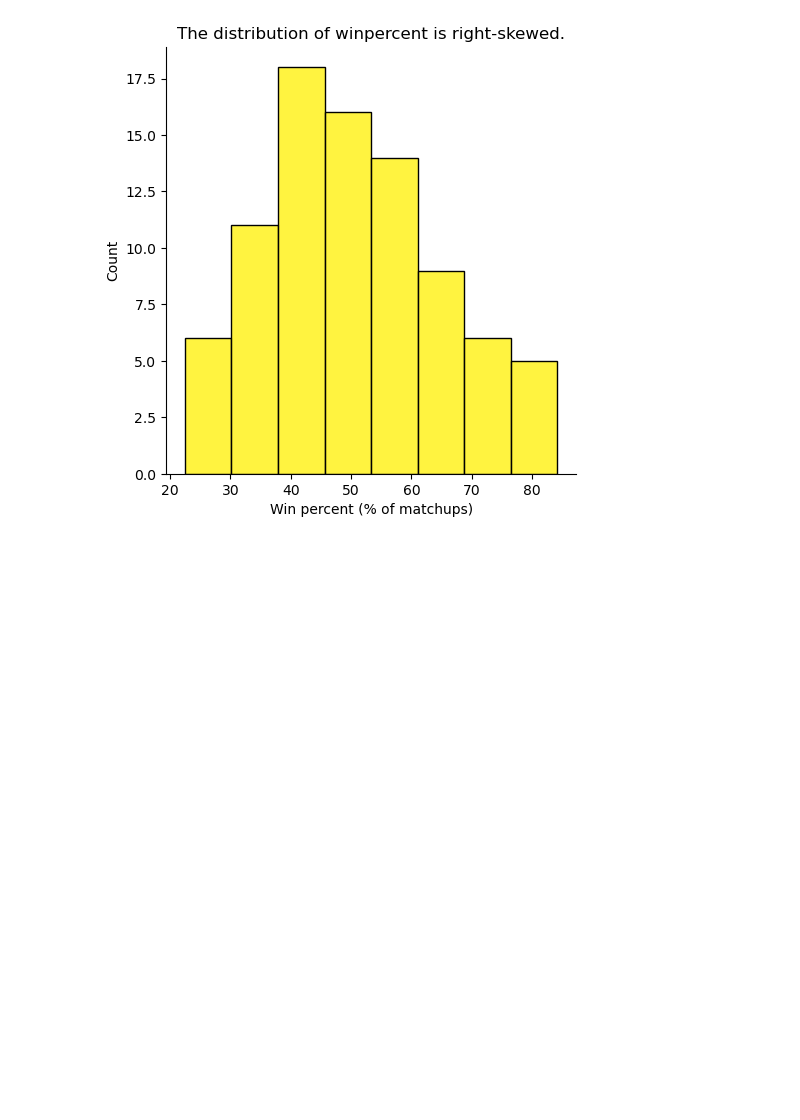
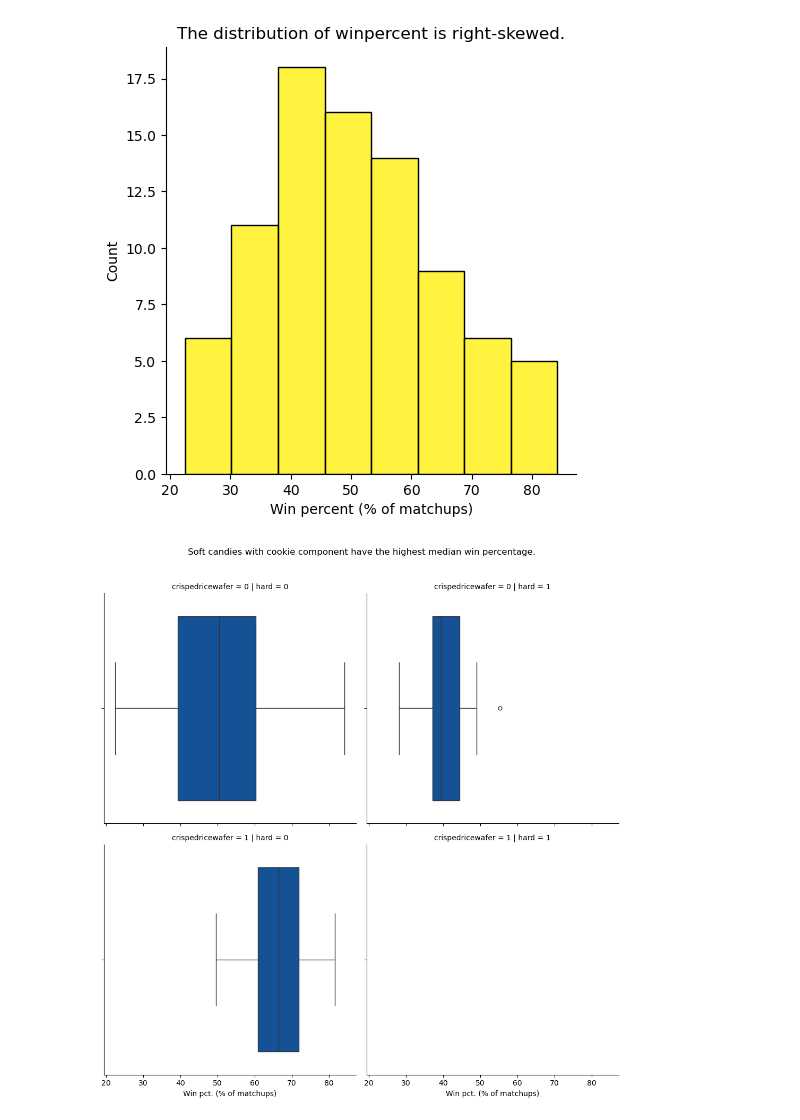
Before and after one commit to leventekim/candy-chooser, a Jupyter notebook: 0_eda.ipynb, the cells around one changed output. Saved outputs shown, nothing was run; the diff lists cells and outputs as text; code cells hidden in the pictures; blank space fills up the shorter version.

Commit message:
adding graphs

```diff
--- a/0_eda.ipynb
+++ b/0_eda.ipynb
@@ -87,3 +82,12 @@ plt.xlabel("Win percent (% of matchups)")
 plt.show()
 # %% [output]
 [figure]
+# %%
+g = sns.catplot(data=data,x="winpercent",
+            row="crispedricewafer",col="hard",
+            kind="box",color="#0050AA")
+g.set_axis_labels("Win pct. (% of matchups)", "")
+g.figure.suptitle("Soft candies with cookie component have the highest median win percentage.", y=1.05)
+plt.show()
+# %% [output]
+[figure, added]
```
Also changed, not shown: parts of 1 cell of this notebook.
